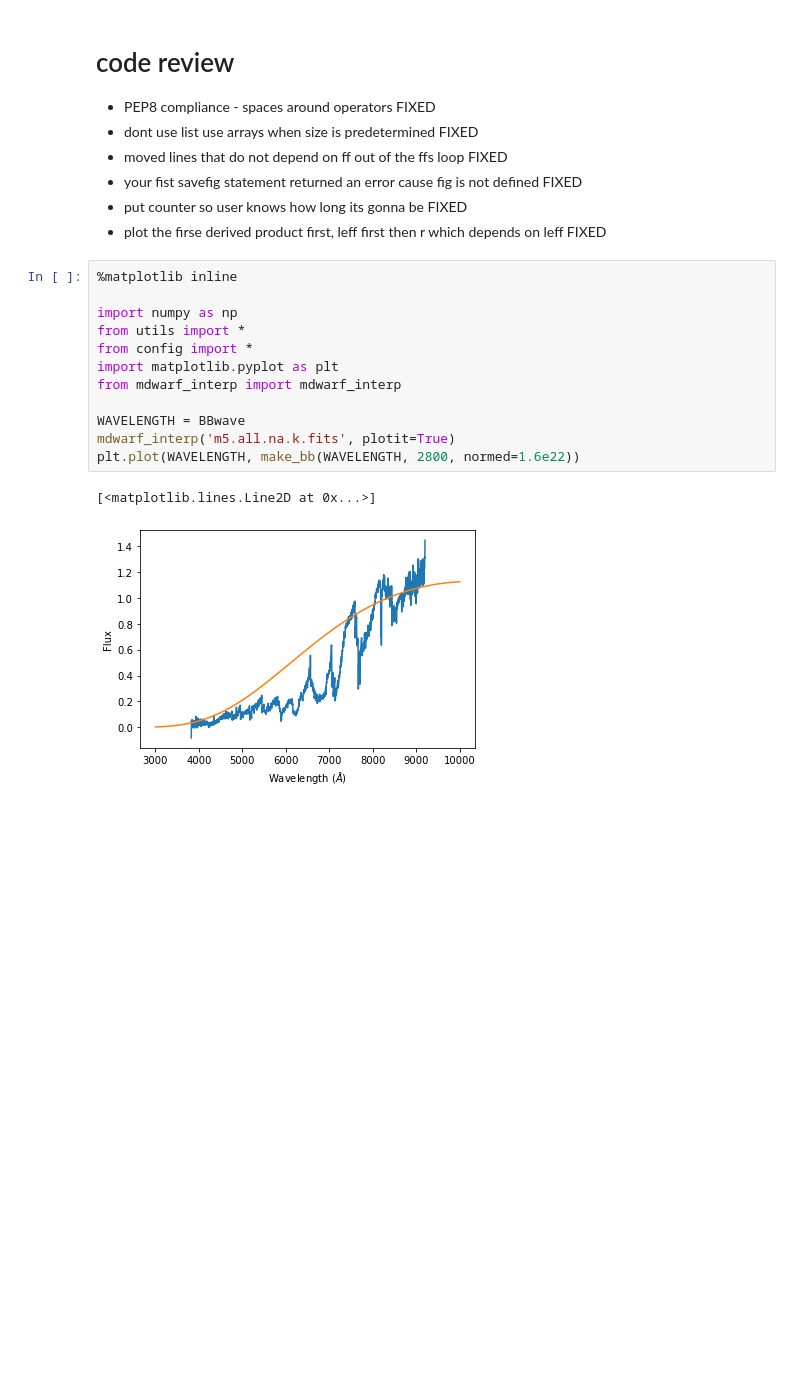
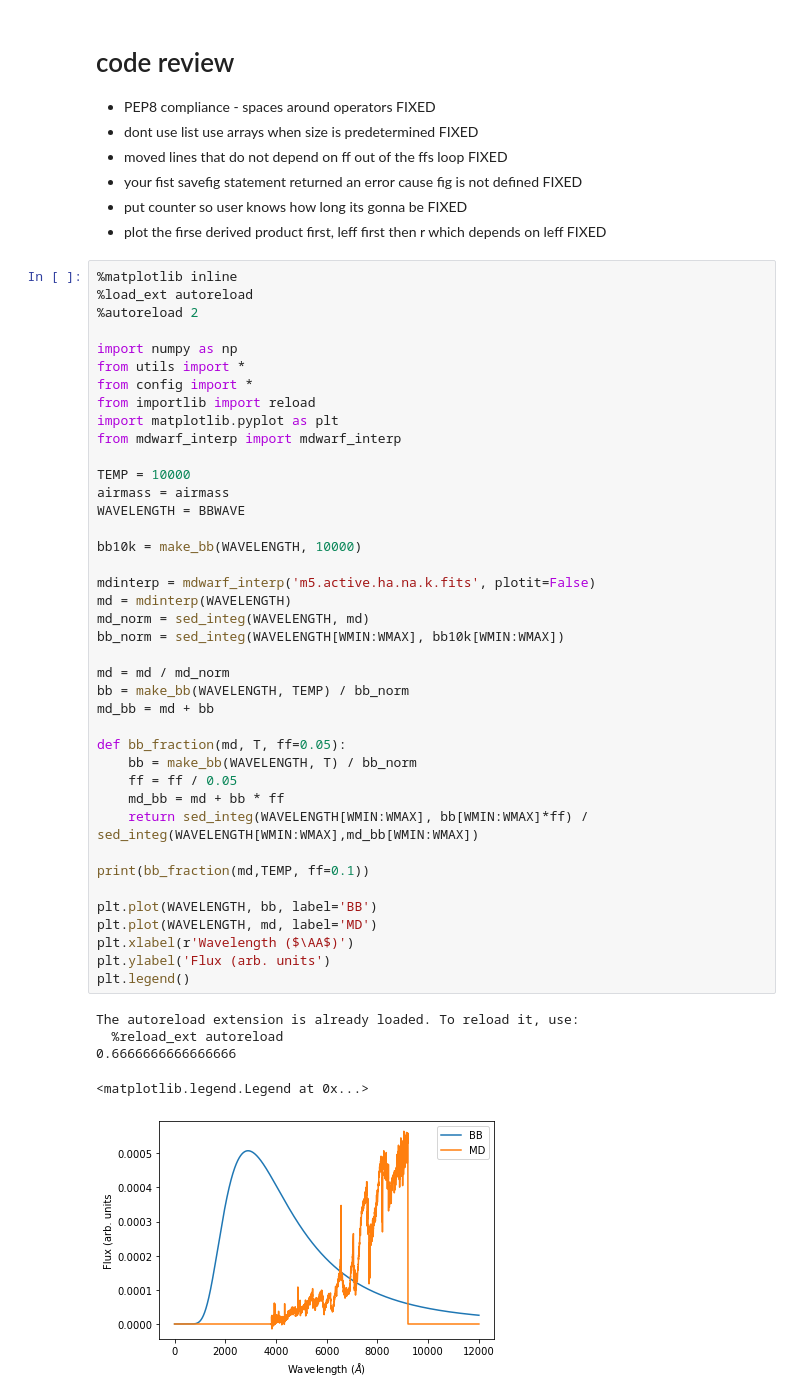
Before and after one commit to RileyWClarke/RAFTS, a Jupyter notebook: testing_nb_RWC.ipynb, the cells around one changed output. Drawn from its saved outputs; the diff is of its cells as text; blank space fills up the shorter version.

```diff
--- a/testing_nb_RWC.ipynb
+++ b/testing_nb_RWC.ipynb
@@ -6,18 +6,49 @@
 - your fist savefig statement returned an error cause fig is not defined FIXED
 - put counter so user knows how long its gonna be FIXED
 - plot the firse derived product first, leff first then r which depends on leff FIXED
-# %%
-%matplotlib inline
-
-import numpy as np
-from utils import *
-from config import *
-import matplotlib.pyplot as plt
-from mdwarf_interp import mdwarf_interp
-
-WAVELENGTH = BBwave
-mdwarf_interp('m5.all.na.k.fits', plotit=True)
-plt.plot(WAVELENGTH, make_bb(WAVELENGTH, 2800, normed=1.6e22))
-# %% [output]
-[<matplotlib.lines.Line2D at 0x...>]
-[figure, removed]
+# %%
+%matplotlib inline
+%load_ext autoreload
+%autoreload 2
+
+import numpy as np
+from utils import *
+from config import *
+from importlib import reload
+import matplotlib.pyplot as plt
+from mdwarf_interp import mdwarf_interp
+
+TEMP = 10000
+airmass = airmass
+WAVELENGTH = BBWAVE
+
+bb10k = make_bb(WAVELENGTH, 10000)
+
+mdinterp = mdwarf_interp('m5.active.ha.na.k.fits', plotit=False)
+md = mdinterp(WAVELENGTH)
+md_norm = sed_integ(WAVELENGTH, md)
+bb_norm = sed_integ(WAVELENGTH[WMIN:WMAX], bb10k[WMIN:WMAX])
+
+md = md / md_norm
+bb = make_bb(WAVELENGTH, TEMP) / bb_norm
+md_bb = md + bb
+
+def bb_fraction(md, T, ff=0.05):
+    bb = make_bb(WAVELENGTH, T) / bb_norm
+    ff = ff / 0.05
+    md_bb = md + bb * ff
+    return sed_integ(WAVELENGTH[WMIN:WMAX], bb[WMIN:WMAX]*ff) / sed_integ(WAVELENGTH[WMIN:WMAX],md_bb[WMIN:WMAX])
+
+print(bb_fraction(md,TEMP, ff=0.1))
+
+plt.plot(WAVELENGTH, bb, label='BB')
+plt.plot(WAVELENGTH, md, label='MD')
+plt.xlabel(r'Wavelength ($\AA$)')
+plt.ylabel('Flux (arb. units')
+plt.legend()
+# %% [output]
+The autoreload extension is already loaded. To reload it, use:
+  %reload_ext autoreload
+0.6666666666666666
+<matplotlib.legend.Legend at 0x...>
+[figure, added]
```
Also changed, not shown: parts of 11 cells of this notebook, 8 other files.
